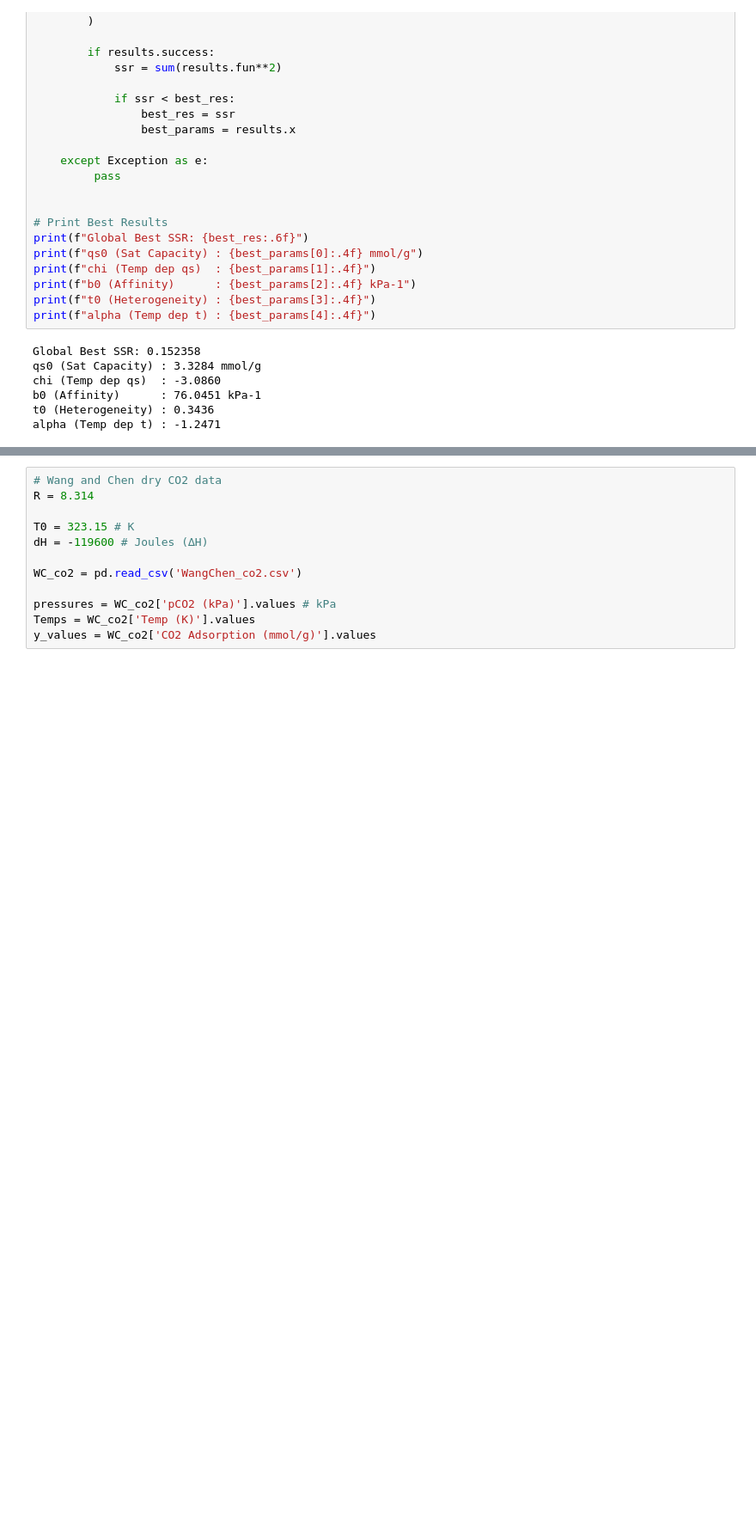
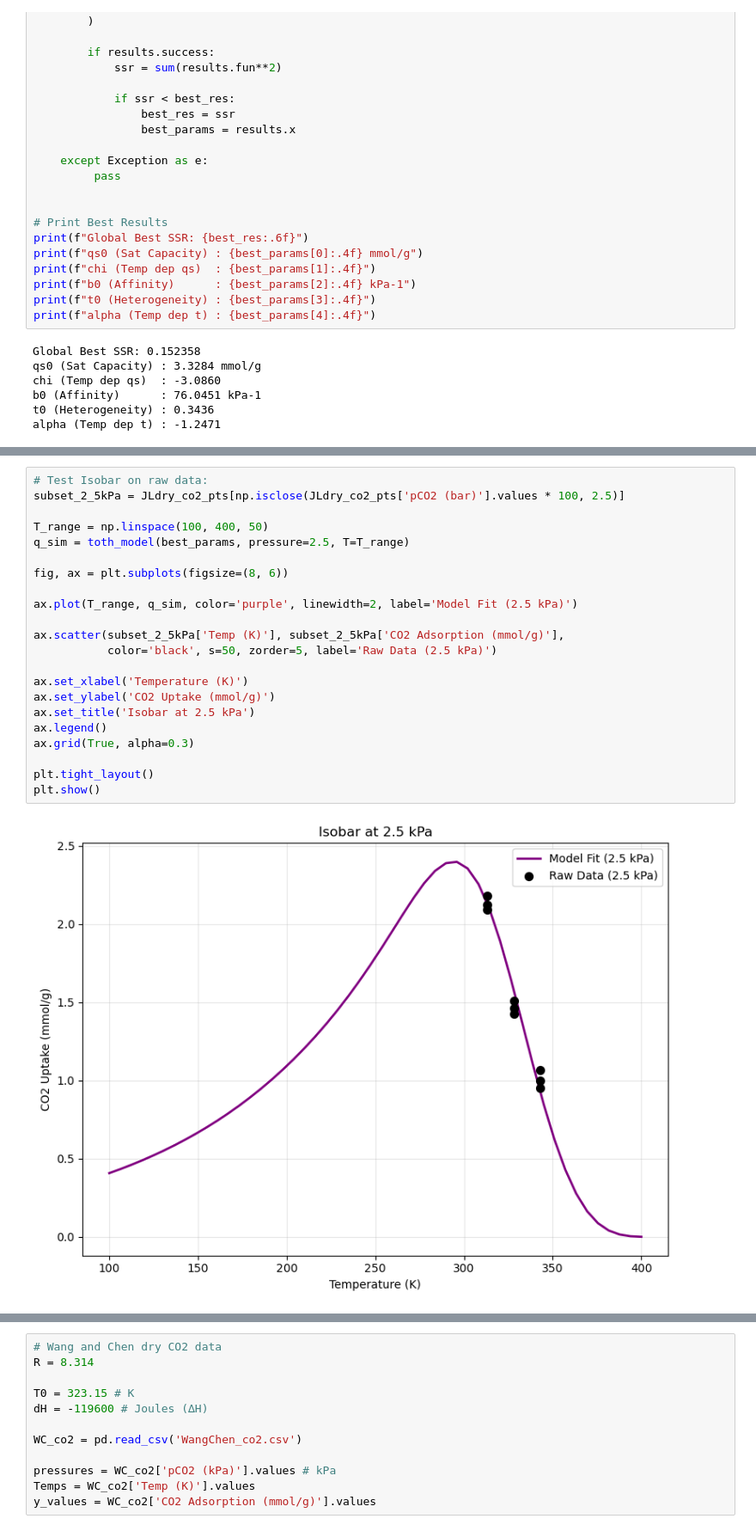
Before and after one commit to jenrpatterson/DAC-Project, a Jupyter notebook: In Progress/ParameterFit.ipynb, the cells around one changed output, grey strips where cells are left out. Shown at 86% size. Drawn from its saved outputs; the diff is of its cells as text; blank space fills up the shorter version.

```diff
--- a/In Progress/ParameterFit.ipynb
+++ b/In Progress/ParameterFit.ipynb
@@ -121,6 +123,30 @@ plt.tight_layout()
 plt.show()
 # %% [output]
 [figure]
+# %%
+# Test Isobar on raw data:
+subset_2_5kPa = JLdry_co2_pts[np.isclose(JLdry_co2_pts['pCO2 (bar)'].values * 100, 2.5)]
+
+T_range = np.linspace(100, 400, 50)
+q_sim = toth_model(best_params, pressure=2.5, T=T_range)
+
+fig, ax = plt.subplots(figsize=(8, 6))
+
+ax.plot(T_range, q_sim, color='purple', linewidth=2, label='Model Fit (2.5 kPa)')
+
+ax.scatter(subset_2_5kPa['Temp (K)'], subset_2_5kPa['CO2 Adsorption (mmol/g)'],
+           color='black', s=50, zorder=5, label='Raw Data (2.5 kPa)')
+
+ax.set_xlabel('Temperature (K)')
+ax.set_ylabel('CO2 Uptake (mmol/g)')
+ax.set_title('Isobar at 2.5 kPa')
+ax.legend()
+ax.grid(True, alpha=0.3)
+
+plt.tight_layout()
+plt.show()
+# %% [output]
+[figure, added]
 # %%
 num_starts = 500
 best_res = np.inf
```
Also changed, not shown: parts of 22 cells of this notebook, 1 other file.
